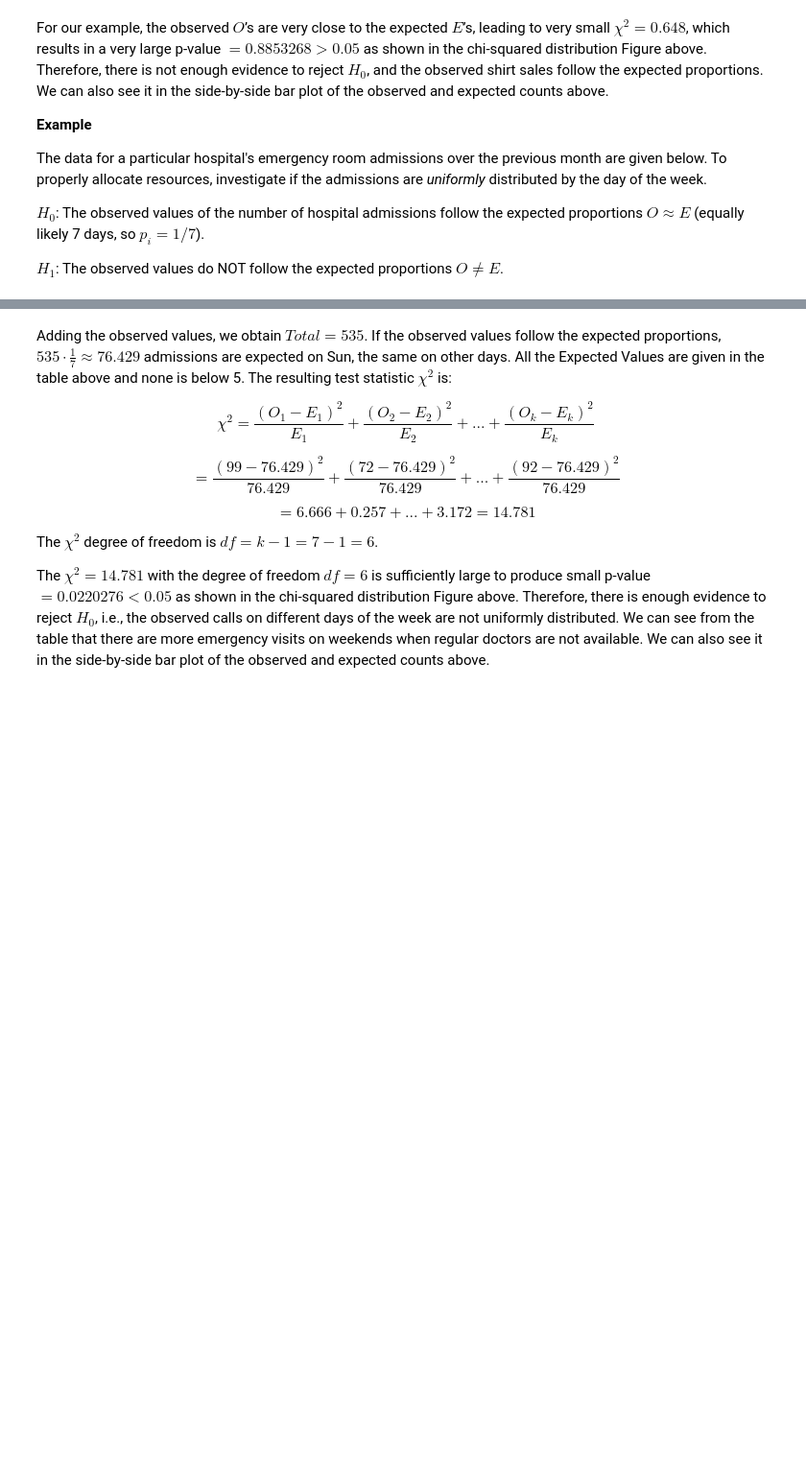
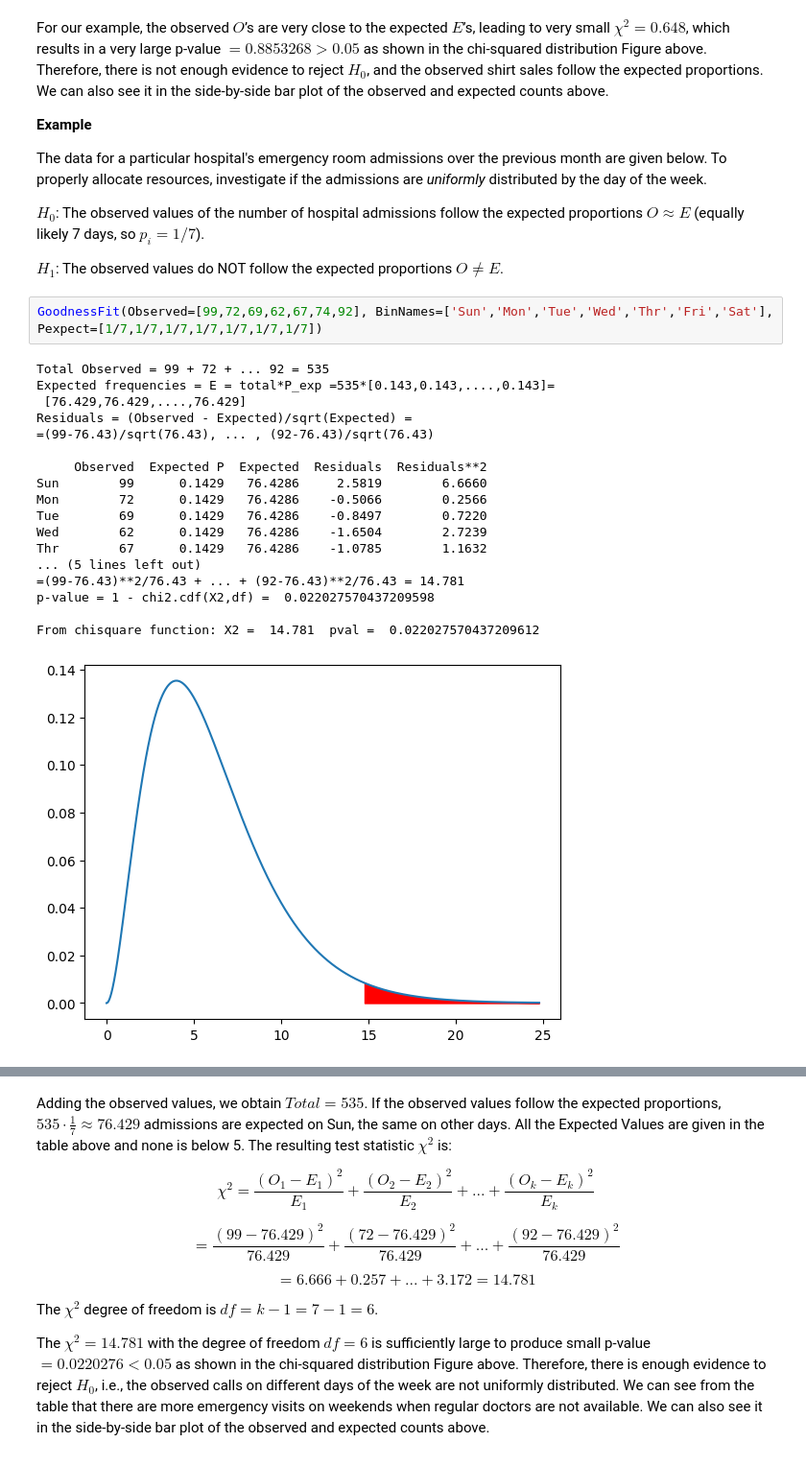
Before and after one commit to rezahabibi96/GitBook, a Jupyter notebook: books/applied-statistics-with-python/ch-6.ipynb, the cells around one changed output, grey strips where cells are left out. Shown at 96% size. Drawn from its saved outputs; the diff is of its cells as text; blank space fills up the shorter version.

```diff
--- a/books/applied-statistics-with-python/ch-6.ipynb
+++ b/books/applied-statistics-with-python/ch-6.ipynb
@@ -83,3 +172,24 @@ The data for a particular hospital's emergency room admissions over the previous
 $H_0$: The observed values of the number of hospital admissions follow the expected proportions $O \approx E$ (equally likely 7 days, so $p_i = 1/7$).
 
 $H_1$: The observed values do NOT follow the expected proportions $O \ne E$.
+# %%
+GoodnessFit(Observed=[99,72,69,62,67,74,92], BinNames=['Sun','Mon','Tue','Wed','Thr','Fri','Sat'], Pexpect=[1/7,1/7,1/7,1/7,1/7,1/7,1/7])
+# %% [output]
+Total Observed = 99 + 72 + ... 92 = 535
+Expected frequencies = E = total*P_exp =535*[0.143,0.143,....,0.143]=
+ [76.429,76.429,....,76.429]
+Residuals = (Observed - Expected)/sqrt(Expected) =
+=(99-76.43)/sqrt(76.43), ... , (92-76.43)/sqrt(76.43)
+
+     Observed  Expected P  Expected  Residuals  Residuals**2
+Sun        99      0.1429   76.4286     2.5819        6.6660
+Mon        72      0.1429   76.4286    -0.5066        0.2566
+Tue        69      0.1429   76.4286    -0.8497        0.7220
+Wed        62      0.1429   76.4286    -1.6504        2.7239
+Thr        67      0.1429   76.4286    -1.0785        1.1632
+... (5 lines left out)
+=(99-76.43)**2/76.43 + ... + (92-76.43)**2/76.43 = 14.781
+p-value = 1 - chi2.cdf(X2,df) =  0.022027570437209598
+
+From chisquare function: X2 =  14.781  pval =  0.022027570437209612
+[figure, added]
```
Also changed, not shown: parts of 19 cells of this notebook.
